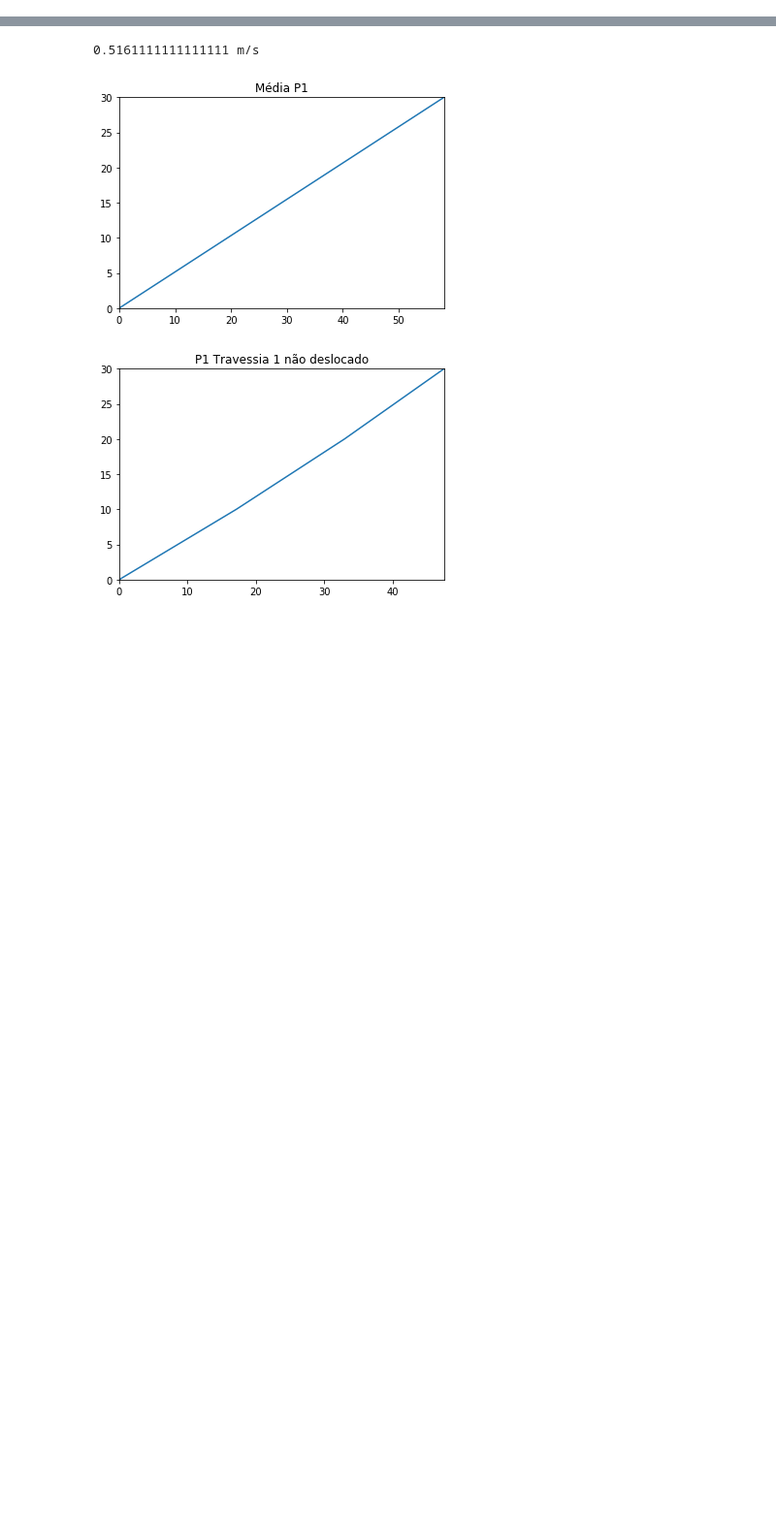
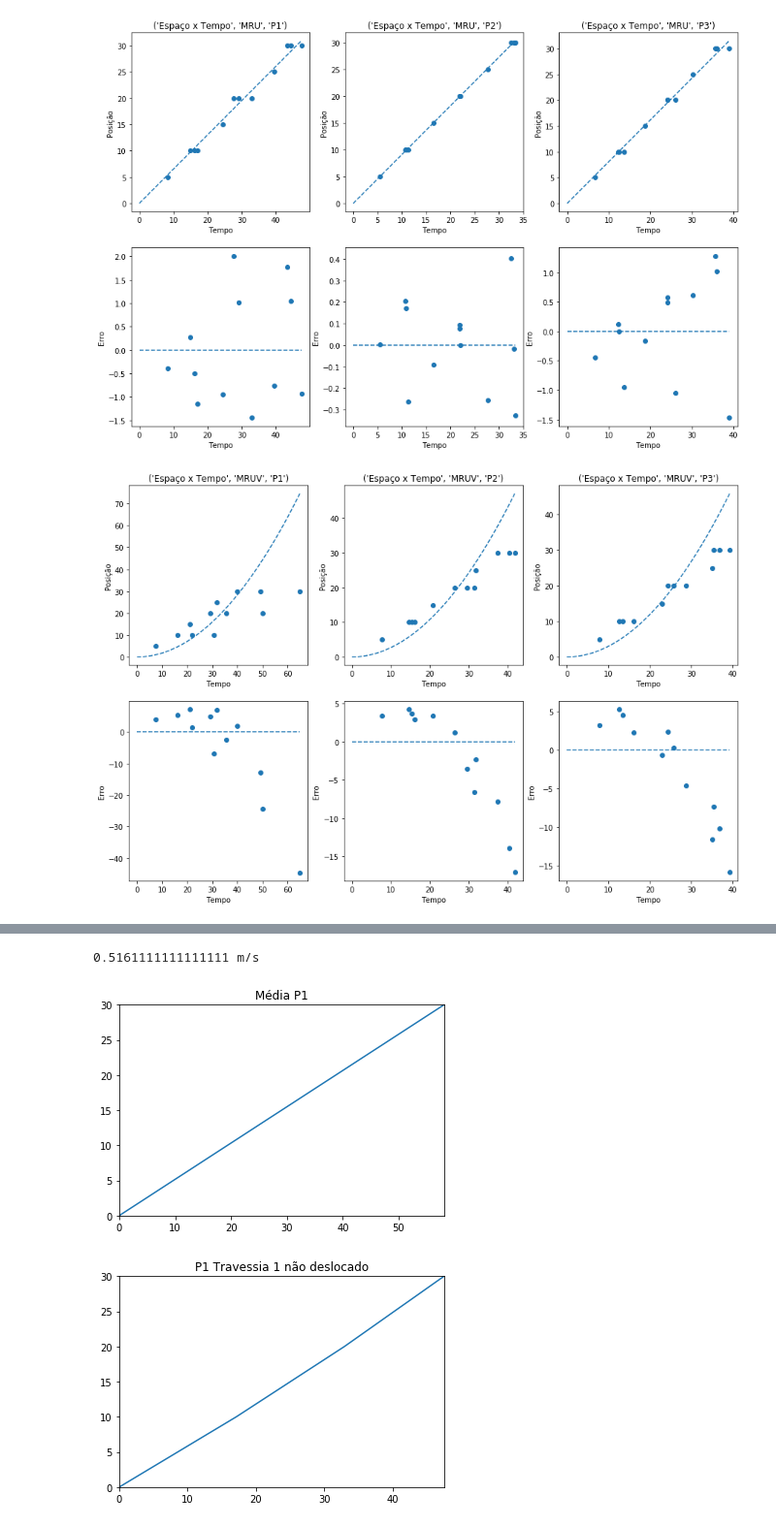
Before and after one commit to VitorSerio/MAC0209--EP1, a Jupyter notebook: Relatorio.ipynb, the cells around one changed output, grey strips where cells are left out. Shown: that part at 97% size. Drawn from its saved outputs; the diff is of its cells as text; code cells hidden in the pictures; blank space fills up the shorter version.

Commit message:
adicionado erros e velocidade

```diff
--- a/Relatorio.ipynb
+++ b/Relatorio.ipynb
@@ -5,0 +220,53 @@ import math
+# %%
+raw_data = pd.read_csv("tempos.csv")
+
+# Arrumando os dados
+data = arruma_tempos(raw_data)
+data = calc_vel_ac_3(data)
+
+# Plotando todos os gráficos de espaço por tempo
+
+plt.figure(figsize = (15, 10), facecolor = '#FFFFFF')
+
+i = 1
+m = 0
+for t in [0, 1]:
+    for p in [1, 2, 3]:
+
+        plt.subplot(2, 3, i)
+        if t: plot_erros(data, 'Tempo', 'Distancia', m, p, show = False)
+        else: plot_pos(data, 'Tempo', 'Distancia', m, p, show = False)
+        i += 1
+
+plt.show()
+
+
+plt.figure(figsize = (15, 10), facecolor = '#FFFFFF')
+
+i = 1
+m = 1
+for t in [0, 1]:
+    for p in [1, 2, 3]:
+
+        plt.subplot(2, 3, i)
+        if t: plot_erros(data, 'Tempo', 'Distancia', m, p, show = False)
+        else: plot_pos(data, 'Tempo', 'Distancia', m, p, show = False)
+        i += 1
+
+plt.show()
+
+plt.figure(figsize = (15, 10), facecolor = '#FFFFFF')
+
+i = 1
+for t in [0, 1]:
+    for p in [1, 2, 3]:
+
+        plt.subplot(2, 3, i)
+        if t: plot_erros(data, 'Tempo', 'v', 1, p, True, False)
+        else: plot_vel(data, 'Tempo', 'v', p, False)
+        i += 1
+
+plt.show()
+# %% [output]
+[figure, added]
+[figure, added]
```
Also changed, not shown: parts of 3 cells of this notebook, 2 other files.
